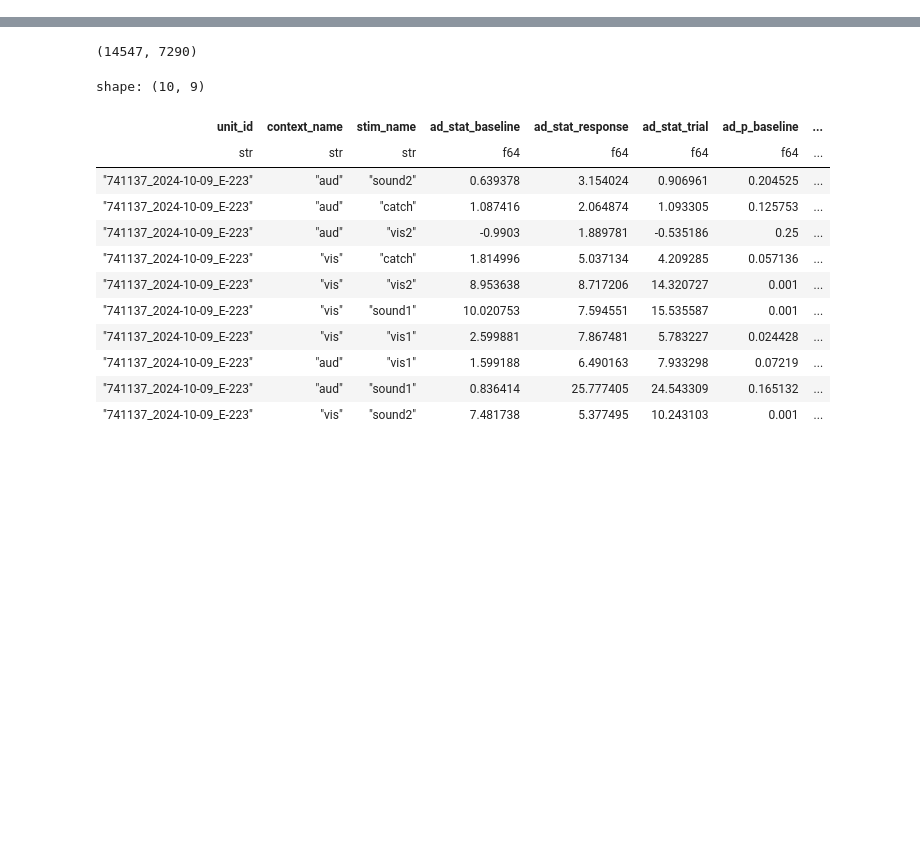
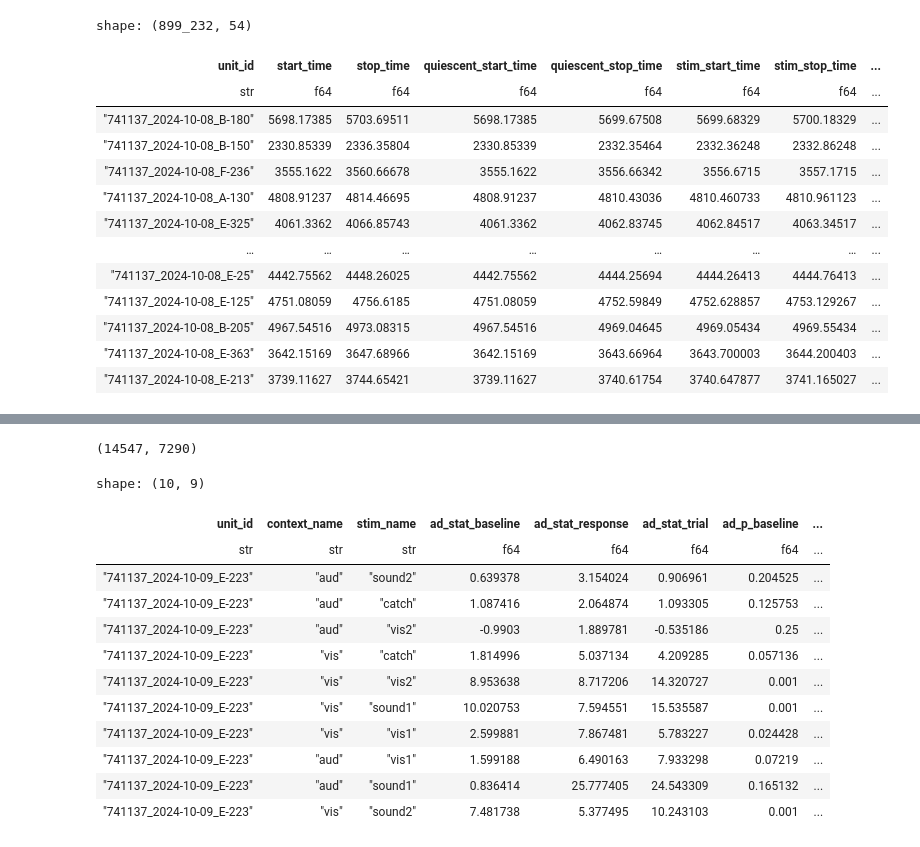
Before and after one commit to AllenNeuralDynamics/dynamic-routing-unit-drift-qc-dashboard, a Jupyter notebook: notebooks/ad_test.ipynb, the cells around one changed output, grey strips where cells are left out. Saved outputs shown, nothing was run; the diff lists cells and outputs as text; code cells hidden in the pictures; blank space fills up the shorter version.

```diff
--- a/notebooks/ad_test.ipynb
+++ b/notebooks/ad_test.ipynb
@@ -105,3 +106,20 @@ max_min_df = (
 )
 max_min_df.write_parquet('//allen/programs/mindscope/workgroups/dynamicrouting/ben/ad_test.parquet')
 max_min_df
+# %%
+len(result_df), len(max_min_df)
+# %% [output]
+shape: (899_232, 54)
+| unit_id | start_time | stop_time | quiescent_start_time | quiescent_stop_time | stim_start_time | stim_stop_time | ... |
+| str | f64 | f64 | f64 | f64 | f64 | f64 | ... |
+| "741137_2024-10-08_B-180" | 5698.17385 | 5703.69511 | 5698.17385 | 5699.67508 | 5699.68329 | 5700.18329 | ... |
+| "741137_2024-10-08_B-150" | 2330.85339 | 2336.35804 | 2330.85339 | 2332.35464 | 2332.36248 | 2332.86248 | ... |
+| "741137_2024-10-08_F-236" | 3555.1622 | 3560.66678 | 3555.1622 | 3556.66342 | 3556.6715 | 3557.1715 | ... |
+| "741137_2024-10-08_A-130" | 4808.91237 | 4814.46695 | 4808.91237 | 4810.43036 | 4810.460733 | 4810.961123 | ... |
+| "741137_2024-10-08_E-325" | 4061.3362 | 4066.85743 | 4061.3362 | 4062.83745 | 4062.84517 | 4063.34517 | ... |
+| … | … | … | … | … | … | … | ... |
+| "741137_2024-10-08_E-25" | 4442.75562 | 4448.26025 | 4442.75562 | 4444.25694 | 4444.26413 | 4444.76413 | ... |
+| "741137_2024-10-08_E-125" | 4751.08059 | 4756.6185 | 4751.08059 | 4752.59849 | 4752.628857 | 4753.129267 | ... |
+| "741137_2024-10-08_B-205" | 4967.54516 | 4973.08315 | 4967.54516 | 4969.04645 | 4969.05434 | 4969.55434 | ... |
+| "741137_2024-10-08_E-363" | 3642.15169 | 3647.68966 | 3642.15169 | 3643.66964 | 3643.700003 | 3644.200403 | ... |
+| "741137_2024-10-08_E-213" | 3739.11627 | 3744.65421 | 3739.11627 | 3740.61754 | 3740.647877 | 3741.165027 | ... |
```
Also changed, not shown: parts of 9 cells of this notebook.
